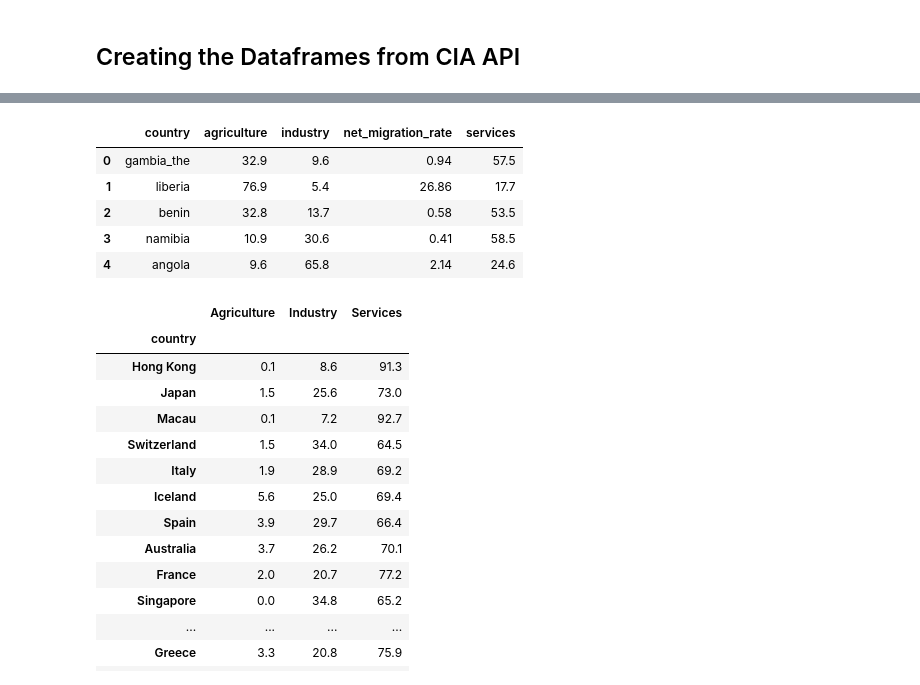
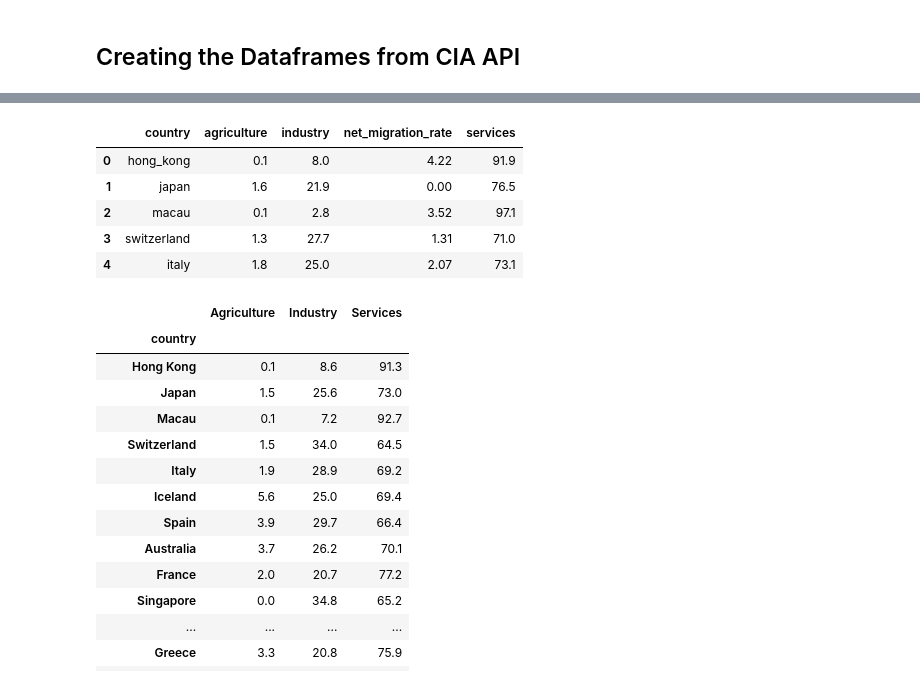
Before and after one commit to rdhaliwal96/group_collaboration, a Jupyter notebook: rafael/world_population_data.ipynb, the cells around one changed output, grey strips where cells are left out. Cells and saved outputs as stored; diff of their text form; code cells hidden in the pictures.

```diff
--- a/rafael/world_population_data.ipynb
+++ b/rafael/world_population_data.ipynb
@@ -206,12 +220,12 @@ README.md is not a JSON file
-# %%
-df_bot[0].head()
-# %% [output]
-|  | country | agriculture | industry | net_migration_rate | services |
-| 0 | gambia_the | 32.9 | 9.6 | 0.94 | 57.5 |
-| 1 | liberia | 76.9 | 5.4 | 26.86 | 17.7 |
-| 2 | benin | 32.8 | 13.7 | 0.58 | 53.5 |
-| 3 | namibia | 10.9 | 30.6 | 0.41 | 58.5 |
-| 4 | angola | 9.6 | 65.8 | 2.14 | 24.6 |
+# %%
+df_top[3].head()
+# %% [output]
+|  | country | agriculture | industry | net_migration_rate | services |
+| 0 | hong_kong | 0.1 | 8.0 | 4.22 | 91.9 |
+| 1 | japan | 1.6 | 21.9 | 0.00 | 76.5 |
+| 2 | macau | 0.1 | 2.8 | 3.52 | 97.1 |
+| 3 | switzerland | 1.3 | 27.7 | 1.31 | 71.0 |
+| 4 | italy | 1.8 | 25.0 | 2.07 | 73.1 |
 # %%
 def clean_country_name(listdf):
 
```
Also changed, not shown: parts of 9 cells of this notebook.
